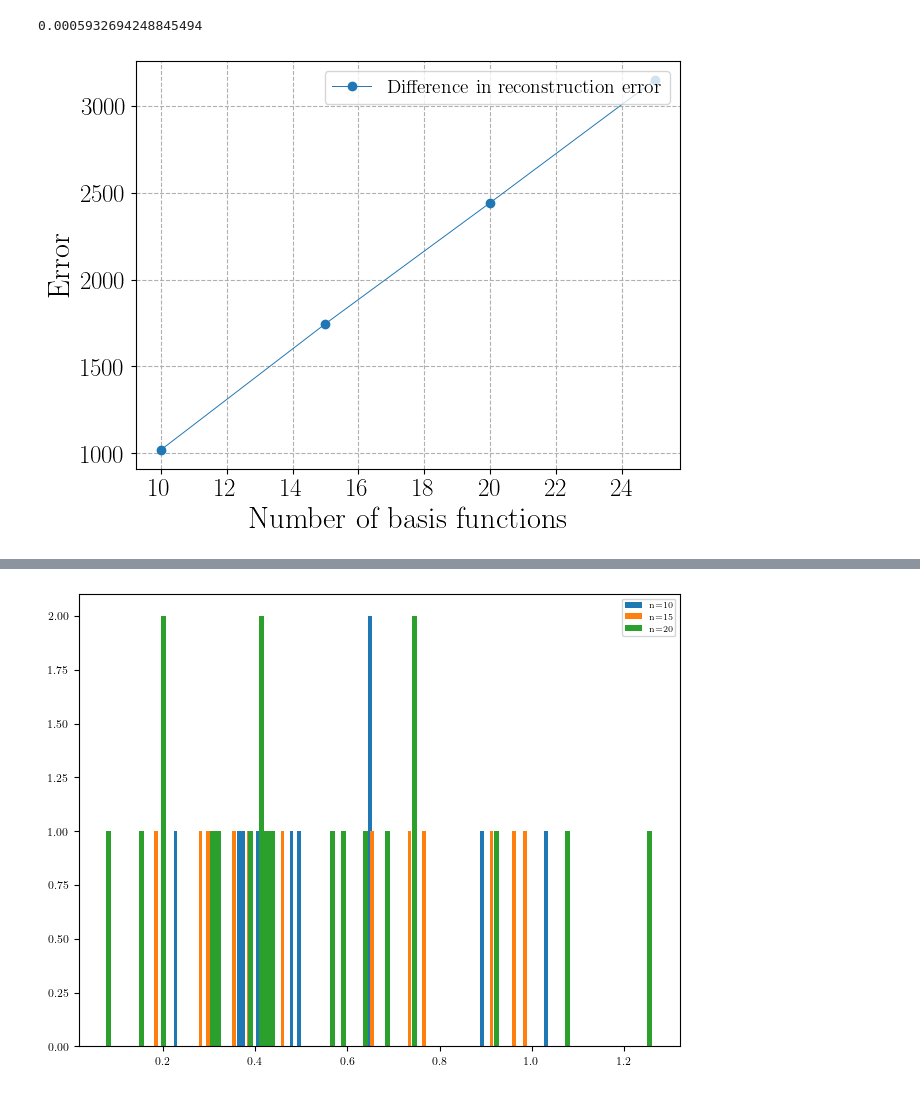
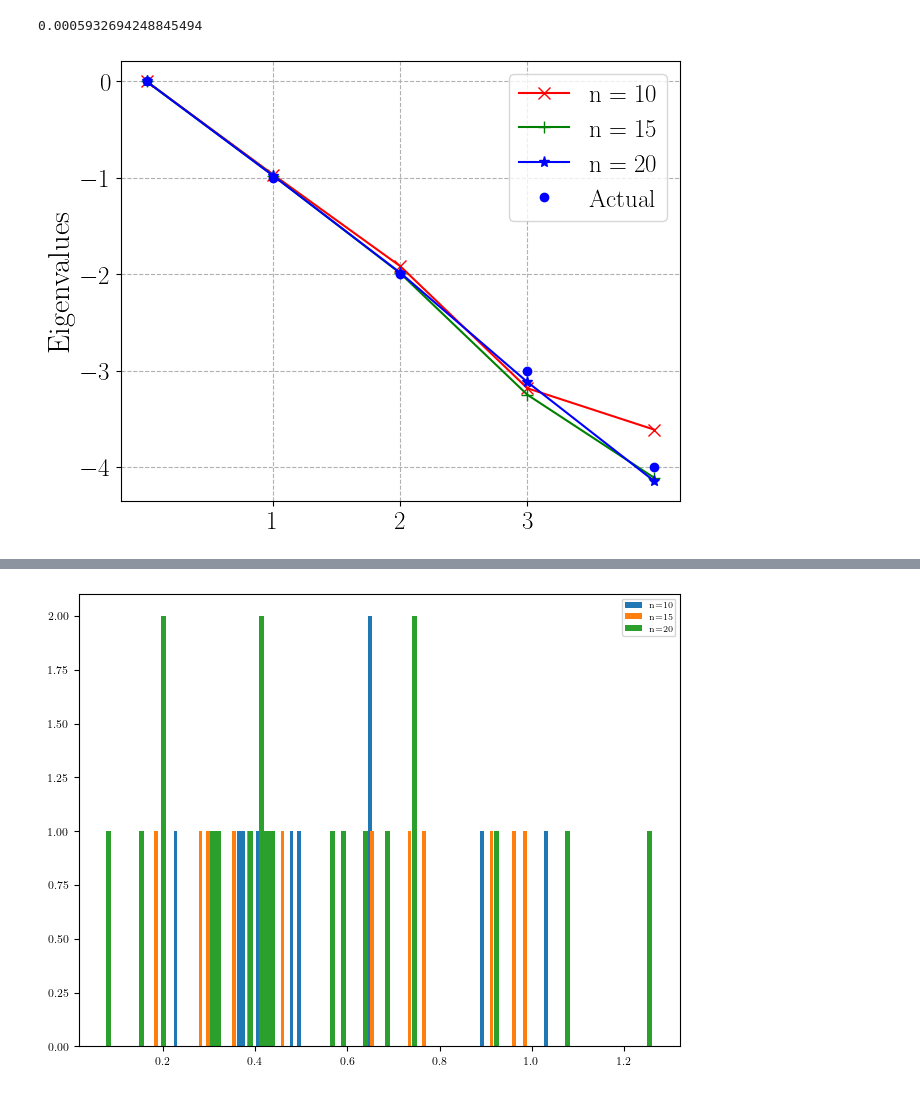
Before and after one commit to tabishhub/adam_d3s, a Jupyter notebook: Koopman_operator/OU_process.ipynb, the cells around one changed output, grey strips where cells are left out. Saved outputs shown, nothing was run; the diff lists cells and outputs as text; code cells hidden in the pictures.

```diff
--- a/Koopman_operator/OU_process.ipynb
+++ b/Koopman_operator/OU_process.ipynb
@@ -106,12 +106,13 @@ print(hk)
 # %%
 # Experiment for increasing number of basis functions
 
-nums = [10, 15, 20, 25]
+nums = [10, 15, 20]
+eigen_vals = np.zeros((evs, len(nums)))
 # sigmas_n1 = jnp.zeros((10))
 # sigmas_n2 = jnp.zeros((15))
 # sigmas_n3 = jnp.zeros((20))
-cost_diff_K = []
-cost_diff_w = []
+# cost_diff_K = []
+# cost_diff_w = []
 
 opt_K_W_exp = OptimalKoopmanParameter(1e-2, 200, psi_1D)                 # Initialize the class
 
@@ -121,29 +122,36 @@ for i in range(len(nums)):
     W_init_exp = jnp.c_[sigmas_exp, c_exp]
     K_init_exp = jnp.zeros((c_exp.shape[0], c_exp.shape[0]))
     K_exp, W_exp, f_vals_exp, param_f_vals_exp = opt_K_W_exp.adam(K_init_exp, W_init_exp, X_ou, Y_ou, hk=0.01, hw=0.01)
-    cost_diff_K.append(f_vals_exp[0] - f_vals_exp[-1])
-    cost_diff_w.append(param_f_vals_exp[0] - param_f_vals_exp[-1])
+    d_exp, V_exp = sortEig(np.array(K_exp))
+    eigen_vals[:, i] = d_exp
+
+    # cost_diff_K.append(f_vals_exp[0] - f_vals_exp[-1])
+    # cost_diff_w.append(param_f_vals_exp[0] - param_f_vals_exp[-1])
     # if i == 0:
     #     sigmas_n1 = W_exp[:, 0]
     # if i == 1:
     #     sigmas_n2 = W_exp[:, 0]
     # if i == 2:
     #     sigmas_n3 = W_exp[:, 0]
-
-    #sigmas_exp.append(W_exp[:, 0])
-# %%
-# plot loss difference with increasing number of basis funtions
-
-plt.figure()
-plt.plot(nums, cost_diff_K, 'o-', linewidth=0.7, label='Difference in reconstruction error')
-plt.ylabel('Error', fontsize=22)
-plt.xlabel('Number of basis functions', fontsize=22)
-plt.grid(which='minor', linestyle=':')
-plt.grid(which='major', linestyle='--')
-plt.legend(loc='upper right', fontsize=14)
-plt.xticks(fontsize=18)
-plt.yticks(fontsize=18)
-# plt.savefig('loss_K_ou.pdf')
-plt.show()
-# %% [output]
-[figure, removed]
+# %%
+# Convert the operator eigenvalues to generator eigenvalues
+
+gen_eigv = jnp.log(eigen_vals)/0.5
+gen_exact_eigv = jnp.log(Exact_EV)/0.5
+# %%
+colors = ['r', 'g', 'b']
+markers = ['x', '+', '*']
+
+plt.figure()
+for i in range(len(nums)):
+    plt.plot(gen_eigv[:, i], color=colors[i], marker=markers[i], markersize=8.0, label=f'n = {nums[i]}')
+plt.plot(gen_exact_eigv[:], 'ob', linewidth=0.1, label='Actual')
+plt.grid(which='major', linestyle='--')
+plt.legend(fontsize=18)
+plt.ylabel('Eigenvalues', fontsize=22)
+plt.xticks(np.arange(1, 4, 1), fontsize=18)
+plt.yticks(fontsize=18)
+# plt.savefig('eigv_ou.pdf')
+plt.show()
+# %% [output]
+[figure, added]
```
Also changed, not shown: parts of 1 cell of this notebook.
